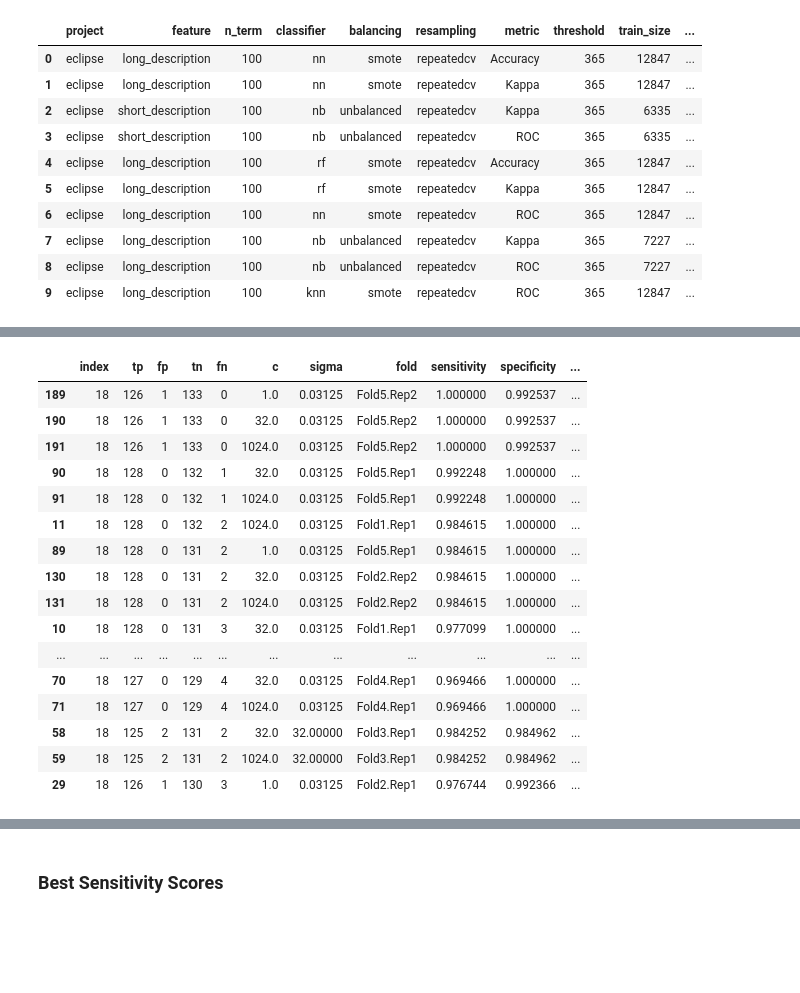
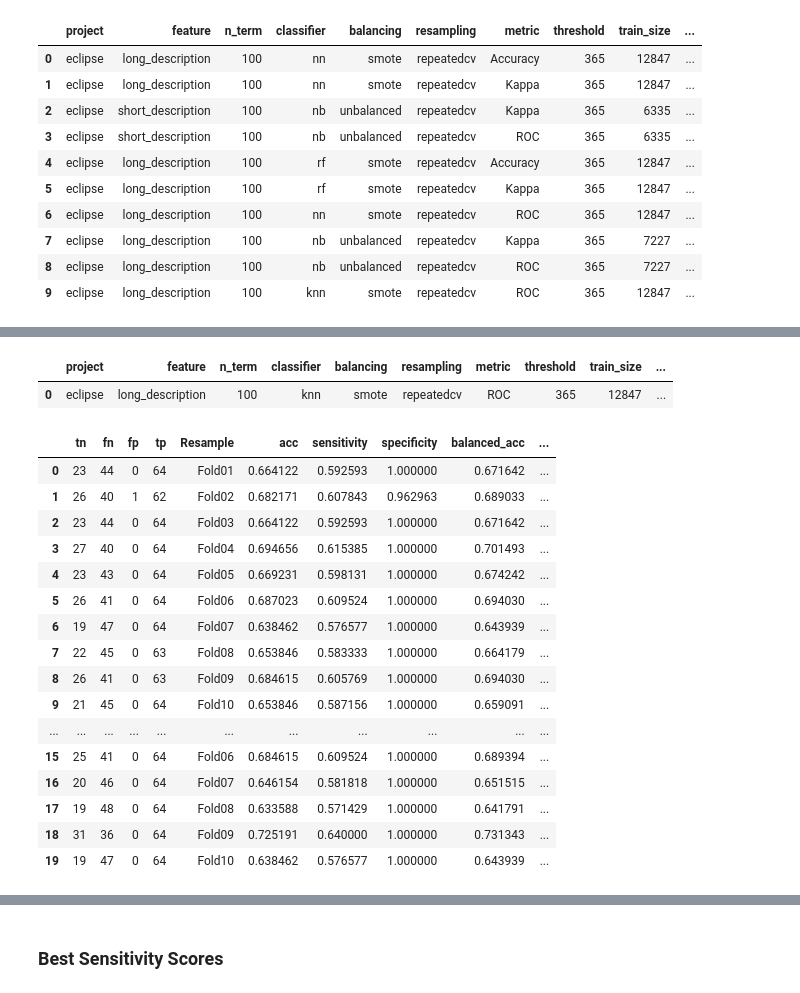
Before and after one commit to gomesluiz/my-doctorate, a Jupyter notebook: projects/long-lived-bug-prediction/machine-learning/source/20200731_long_lived_prediction_rq4_data_analysis.ipynb, the cells around one changed output, grey strips where cells are left out. Saved outputs shown, nothing was run; the diff lists cells and outputs as text; code cells hidden in the pictures; blank space fills up the shorter version.

```diff
--- a/projects/long-lived-bug-prediction/machine-learning/source/20200731_long_lived_prediction_rq4_data_analysis.ipynb
+++ b/projects/long-lived-bug-prediction/machine-learning/source/20200731_long_lived_prediction_rq4_data_analysis.ipynb
@@ -239,20 +196,0 @@ svm_train_data.head(20)
-# %%
-svm_train_data.nlargest(20, 'balanced_acc')
-# %% [output]
-|  | index | tp | fp | tn | fn | c | sigma | fold | sensitivity | specificity | ... |
-| 189 | 18 | 126 | 1 | 133 | 0 | 1.0 | 0.03125 | Fold5.Rep2 | 1.000000 | 0.992537 | ... |
-| 190 | 18 | 126 | 1 | 133 | 0 | 32.0 | 0.03125 | Fold5.Rep2 | 1.000000 | 0.992537 | ... |
-| 191 | 18 | 126 | 1 | 133 | 0 | 1024.0 | 0.03125 | Fold5.Rep2 | 1.000000 | 0.992537 | ... |
-| 90 | 18 | 128 | 0 | 132 | 1 | 32.0 | 0.03125 | Fold5.Rep1 | 0.992248 | 1.000000 | ... |
-| 91 | 18 | 128 | 0 | 132 | 1 | 1024.0 | 0.03125 | Fold5.Rep1 | 0.992248 | 1.000000 | ... |
-| 11 | 18 | 128 | 0 | 132 | 2 | 1024.0 | 0.03125 | Fold1.Rep1 | 0.984615 | 1.000000 | ... |
-| 89 | 18 | 128 | 0 | 131 | 2 | 1.0 | 0.03125 | Fold5.Rep1 | 0.984615 | 1.000000 | ... |
-| 130 | 18 | 128 | 0 | 131 | 2 | 32.0 | 0.03125 | Fold2.Rep2 | 0.984615 | 1.000000 | ... |
-| 131 | 18 | 128 | 0 | 131 | 2 | 1024.0 | 0.03125 | Fold2.Rep2 | 0.984615 | 1.000000 | ... |
-| 10 | 18 | 128 | 0 | 131 | 3 | 32.0 | 0.03125 | Fold1.Rep1 | 0.977099 | 1.000000 | ... |
-| ... | ... | ... | ... | ... | ... | ... | ... | ... | ... | ... | ... |
-| 70 | 18 | 127 | 0 | 129 | 4 | 32.0 | 0.03125 | Fold4.Rep1 | 0.969466 | 1.000000 | ... |
-| 71 | 18 | 127 | 0 | 129 | 4 | 1024.0 | 0.03125 | Fold4.Rep1 | 0.969466 | 1.000000 | ... |
-| 58 | 18 | 125 | 2 | 131 | 2 | 32.0 | 32.00000 | Fold3.Rep1 | 0.984252 | 0.984962 | ... |
-| 59 | 18 | 125 | 2 | 131 | 2 | 1024.0 | 32.00000 | Fold3.Rep1 | 0.984252 | 0.984962 | ... |
-| 29 | 18 | 126 | 1 | 130 | 3 | 1.0 | 0.03125 | Fold2.Rep1 | 0.976744 | 0.992366 | ... |
@@ -258,0 +200,27 @@ svm_train_data.nlargest(20, 'balanced_acc')
+# %%
+best_tunes.head()
+# %% [output]
+|  | project | feature | n_term | classifier | balancing | resampling | metric | threshold | train_size | ... |
+| 0 | eclipse | long_description | 100 | knn | smote | repeatedcv | ROC | 365 | 12847 | ... |
+# %%
+fold_metrics = pd.read_csv("datasets/20200731_rq3e1_train_fold_metrics_eclipse_debug.csv",  sep=",")
+# %%
+fold_metrics.head(100)
+# %% [output]
+|  | tn | fn | fp | tp | Resample | acc | sensitivity | specificity | balanced_acc | ... |
+| 0 | 23 | 44 | 0 | 64 | Fold01 | 0.664122 | 0.592593 | 1.000000 | 0.671642 | ... |
+| 1 | 26 | 40 | 1 | 62 | Fold02 | 0.682171 | 0.607843 | 0.962963 | 0.689033 | ... |
+| 2 | 23 | 44 | 0 | 64 | Fold03 | 0.664122 | 0.592593 | 1.000000 | 0.671642 | ... |
+| 3 | 27 | 40 | 0 | 64 | Fold04 | 0.694656 | 0.615385 | 1.000000 | 0.701493 | ... |
+| 4 | 23 | 43 | 0 | 64 | Fold05 | 0.669231 | 0.598131 | 1.000000 | 0.674242 | ... |
+| 5 | 26 | 41 | 0 | 64 | Fold06 | 0.687023 | 0.609524 | 1.000000 | 0.694030 | ... |
+| 6 | 19 | 47 | 0 | 64 | Fold07 | 0.638462 | 0.576577 | 1.000000 | 0.643939 | ... |
+| 7 | 22 | 45 | 0 | 63 | Fold08 | 0.653846 | 0.583333 | 1.000000 | 0.664179 | ... |
+| 8 | 26 | 41 | 0 | 63 | Fold09 | 0.684615 | 0.605769 | 1.000000 | 0.694030 | ... |
+| 9 | 21 | 45 | 0 | 64 | Fold10 | 0.653846 | 0.587156 | 1.000000 | 0.659091 | ... |
+| ... | ... | ... | ... | ... | ... | ... | ... | ... | ... | ... |
+| 15 | 25 | 41 | 0 | 64 | Fold06 | 0.684615 | 0.609524 | 1.000000 | 0.689394 | ... |
+| 16 | 20 | 46 | 0 | 64 | Fold07 | 0.646154 | 0.581818 | 1.000000 | 0.651515 | ... |
+| 17 | 19 | 48 | 0 | 64 | Fold08 | 0.633588 | 0.571429 | 1.000000 | 0.641791 | ... |
+| 18 | 31 | 36 | 0 | 64 | Fold09 | 0.725191 | 0.640000 | 1.000000 | 0.731343 | ... |
+| 19 | 19 | 47 | 0 | 64 | Fold10 | 0.638462 | 0.576577 | 1.000000 | 0.643939 | ... |
```
Also changed, not shown: parts of 6 cells of this notebook, 5 other files.
